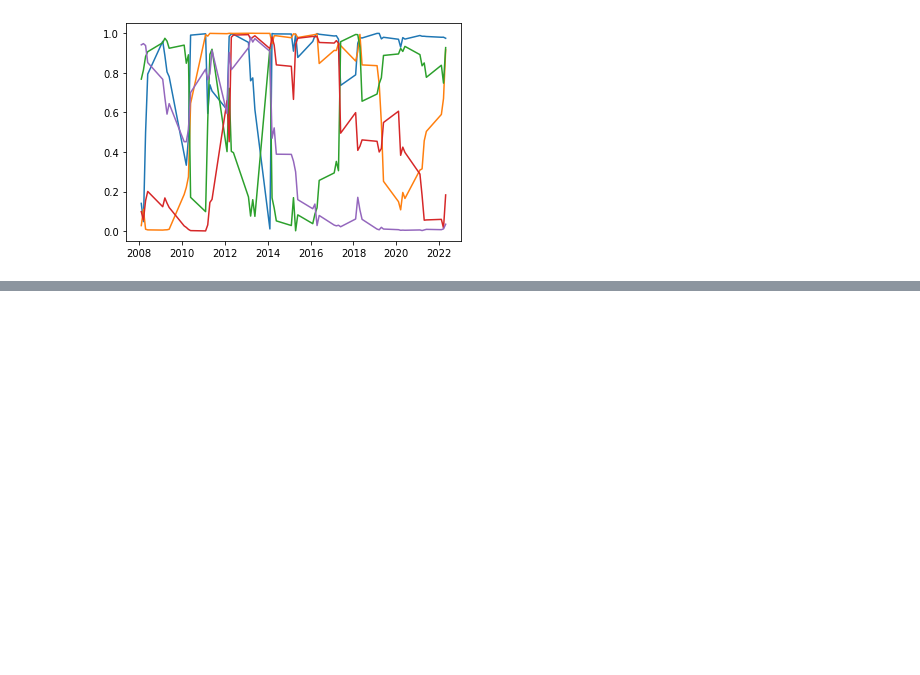
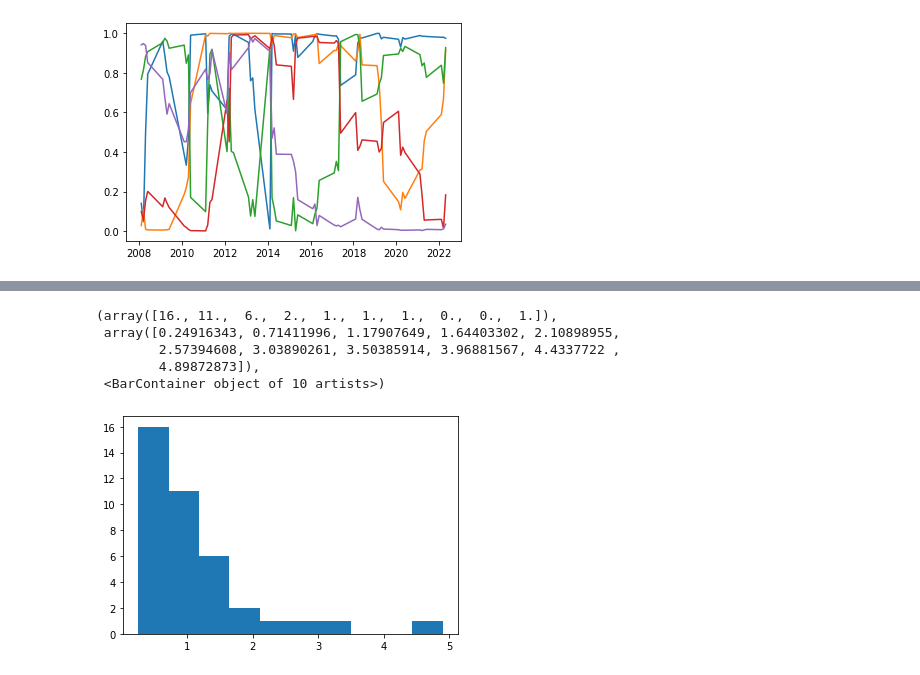
Before and after one commit to McNelis-CMML/ML_2023-BSP, a Jupyter notebook: Banking2.ipynb, the cells around one changed output, grey strips where cells are left out. Saved outputs shown, nothing was run; the diff lists cells and outputs as text; code cells hidden in the pictures; blank space fills up the shorter version.

```diff
--- a/Banking2.ipynb
+++ b/Banking2.ipynb
@@ -268,0 +386,16 @@ plt.plot(date, encoded_DataNorm)
+# %%
+CVAR = np.std(NPL)/np.mean(NPL)
+import pandas as pd
+import matplotlib.pyplot as plt
+import seaborn as sns
+
+# Replace 'CVAR' with the name of your Series or column
+# Create a histogram
+plt.hist(CVAR)
+# %% [output]
+(array([16., 11.,  6.,  2.,  1.,  1.,  1.,  0.,  0.,  1.]),
+ array([0.24916343, 0.71411996, 1.17907649, 1.64403302, 2.10898955,
+        2.57394608, 3.03890261, 3.50385914, 3.96881567, 4.4337722 ,
+        4.89872873]),
+ <BarContainer object of 10 artists>)
+[figure, added]
```
Also changed, not shown: parts of 18 cells of this notebook, 1 other file.
